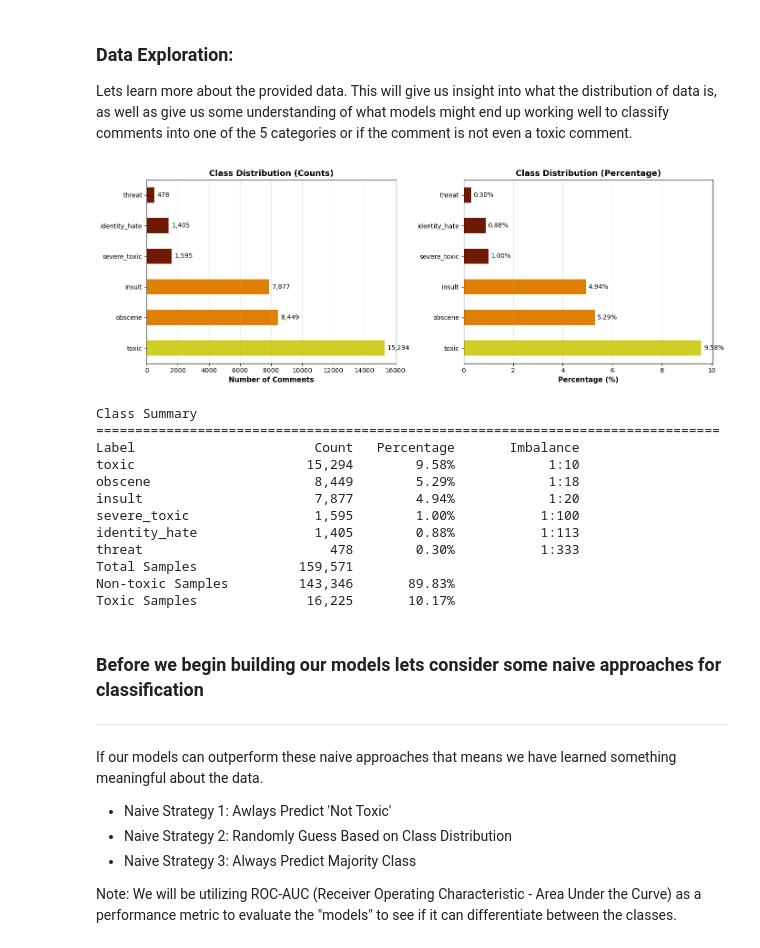
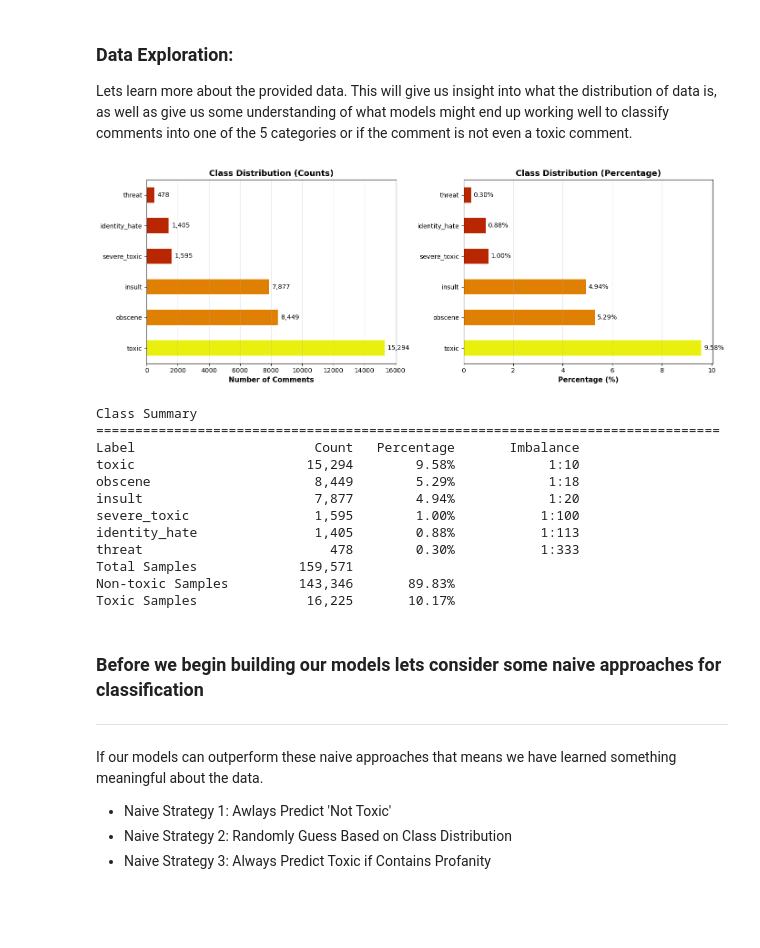
Before and after one commit to Drew-Levy/CS178-Toxic_Comments, a Jupyter notebook: Toxic_Comments.ipynb, the cells around one changed output. Saved outputs shown, nothing was run; the diff lists cells and outputs as text; code cells hidden in the pictures; blank space fills up the shorter version.

```diff
--- a/Toxic_Comments.ipynb
+++ b/Toxic_Comments.ipynb
@@ -54,7 +56,7 @@ percentages = (counts / len(train_df)) * 100
 fig, (ax1, ax2) = plt.subplots(1,2, figsize=(14,5))
 
 #Plot 1: Class Distribution (Count)
-colors = ['#cfce24' if x > 10000 else '#e08002' if x > 5000 else '#6f1803' for x in counts]
+colors = ['#eaf00e' if x > 10000 else '#e08002' if x > 5000 else '#b92602' for x in counts]
 counts.plot(kind='barh', ax=ax1, color=colors)
 ax1.set_xlabel('Number of Comments', fontsize=11, fontweight='bold')
 ax1.set_title('Class Distribution (Counts)', fontsize=13, fontweight='bold')
@@ -63,34 +65,34 @@ ax1.grid(axis='x', alpha=0.3)
 for i, (label, value) in enumerate(counts.items()):
     ax1.text(value + 200, i, f'{value:,}', va='center', fontsize=10)
 
 #Plot 2: Class Distribution (Percentages)
 percentages.plot(kind='barh', ax=ax2, color=colors)
 ax2.set_xlabel('Percentage (%)', fontsize=11, fontweight='bold')
 ax2.set_title('Class Distribution (Percentage)', fontsize=13, fontweight='bold')
 ax2.grid(axis='x', alpha=0.3)
 
 for i, (label, value) in enumerate(percentages.items()):
     ax2.text(value + 0.1, i, f'{value:.2f}%', va='center', fontsize=10)
 
 plt.tight_layout()
 plt.show()
 
 print("Class Summary")
 print("="*80)
 print(f"{'Label':<20} {'Count':>12} {'Percentage':>12} {'Imbalance':>15}")
 
 for label in counts.index:
     count = counts[label]
     pct = percentages[label]
     ratio = int(len(train_df) / count)
     print(f"{label:<20} {count:>12,} {pct:>11.2f}% {'1:'+str(ratio):>15}")
 print(f"{'Total Samples':<20} {len(train_df):>12,}")
 print(f"{'Non-toxic Samples':<20} {(train_df[label_cols].sum(axis=1) == 0).sum():>12,} " +
       f"{((train_df[label_cols].sum(axis=1) == 0).sum()/len(train_df)*100):>11.2f}%")
 print(f"{'Toxic Samples':<20} {(train_df[label_cols].sum(axis=1) >0).sum():>12,} " +
       f"{((train_df[label_cols].sum(axis=1) >0).sum()/len(train_df)*100):>11.2f}%")
 # %% [output]
-[figure, old version]
+[figure, new version]
 Class Summary
 ================================================================================
 Label                       Count   Percentage       Imbalance
@@ -110,7 +112,5 @@ If our models can outperform these naive approaches that means we have learned s
 
 * Naive Strategy 1: Awlays Predict 'Not Toxic'
 * Naive Strategy 2: Randomly Guess Based on Class Distribution
-* Naive Strategy 3: Always Predict Majority Class
-
-Note: We will be utilizing ROC-AUC (Receiver Operating Characteristic - Area Under the Curve) as a performance metric to evaluate the "models" to see if it can differentiate between the classes.
+* Naive Strategy 3: Always Predict Toxic if Contains Profanity
 # %%
```
Also changed, not shown: parts of 6 cells of this notebook.
